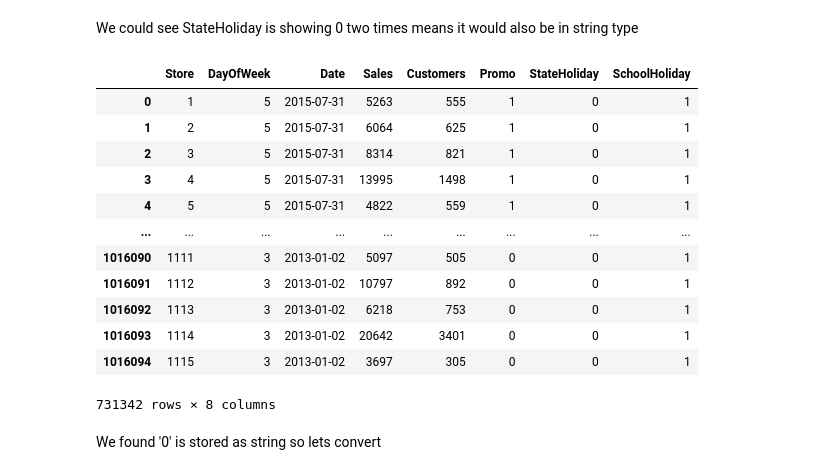
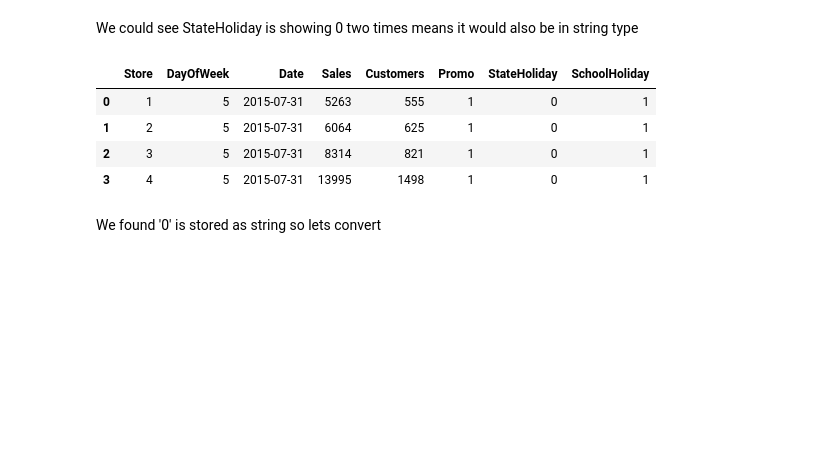
Before and after one commit to MadhurAwasthi/Rossmann-Sales-Prediction---Capstone-Project, a Jupyter notebook: Rossmann_Sales_Prediction_Capstone_Project.ipynb, the cells around one changed output. Saved outputs shown, nothing was run; the diff lists cells and outputs as text; code cells hidden in the pictures; blank space fills up the shorter version.

```diff
--- a/Rossmann_Sales_Prediction_Capstone_Project.ipynb
+++ b/Rossmann_Sales_Prediction_Capstone_Project.ipynb
@@ -161,21 +166,13 @@ Name: StateHoliday, dtype: int64
 We could see StateHoliday is showing 0 two times means it  would also be in string type
 # %%
 #let us check
-sales_df[sales_df['StateHoliday']=='0']
+sales_df[sales_df['StateHoliday']=='0'].head(4)
 # %% [output]
 |  | Store | DayOfWeek | Date | Sales | Customers | Promo | StateHoliday | SchoolHoliday |
 | 0 | 1 | 5 | 2015-07-31 | 5263 | 555 | 1 | 0 | 1 |
 | 1 | 2 | 5 | 2015-07-31 | 6064 | 625 | 1 | 0 | 1 |
 | 2 | 3 | 5 | 2015-07-31 | 8314 | 821 | 1 | 0 | 1 |
 | 3 | 4 | 5 | 2015-07-31 | 13995 | 1498 | 1 | 0 | 1 |
-| 4 | 5 | 5 | 2015-07-31 | 4822 | 559 | 1 | 0 | 1 |
-| ... | ... | ... | ... | ... | ... | ... | ... | ... |
-| 1016090 | 1111 | 3 | 2013-01-02 | 5097 | 505 | 0 | 0 | 1 |
-| 1016091 | 1112 | 3 | 2013-01-02 | 10797 | 892 | 0 | 0 | 1 |
-| 1016092 | 1113 | 3 | 2013-01-02 | 6218 | 753 | 0 | 0 | 1 |
-| 1016093 | 1114 | 3 | 2013-01-02 | 20642 | 3401 | 0 | 0 | 1 |
-| 1016094 | 1115 | 3 | 2013-01-02 | 3697 | 305 | 0 | 0 | 1 |
-731342 rows × 8 columns
 # %% [markdown]
 We found '0' is stored as string so lets convert
 # %%
```
Also changed, not shown: parts of 78 cells of this notebook.
